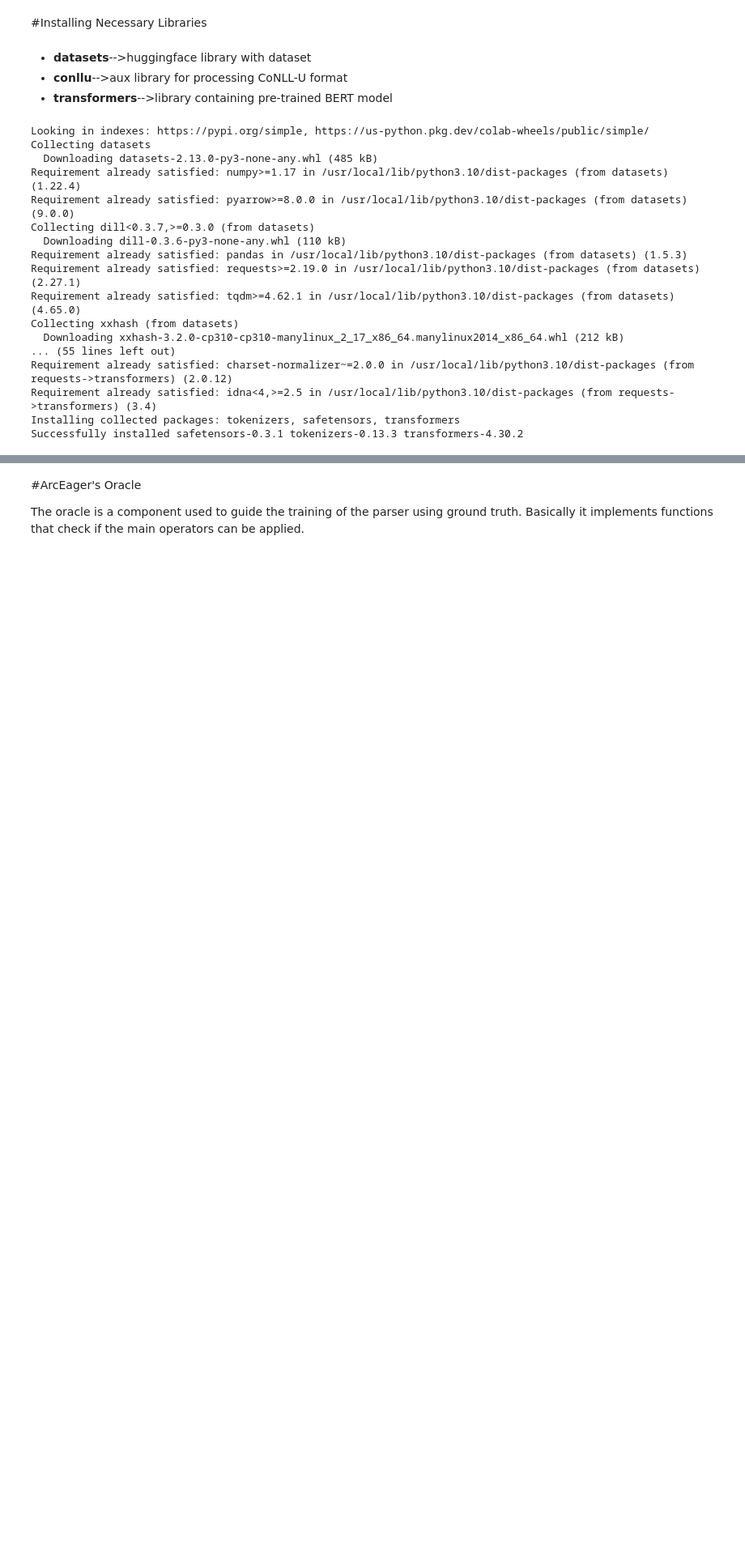
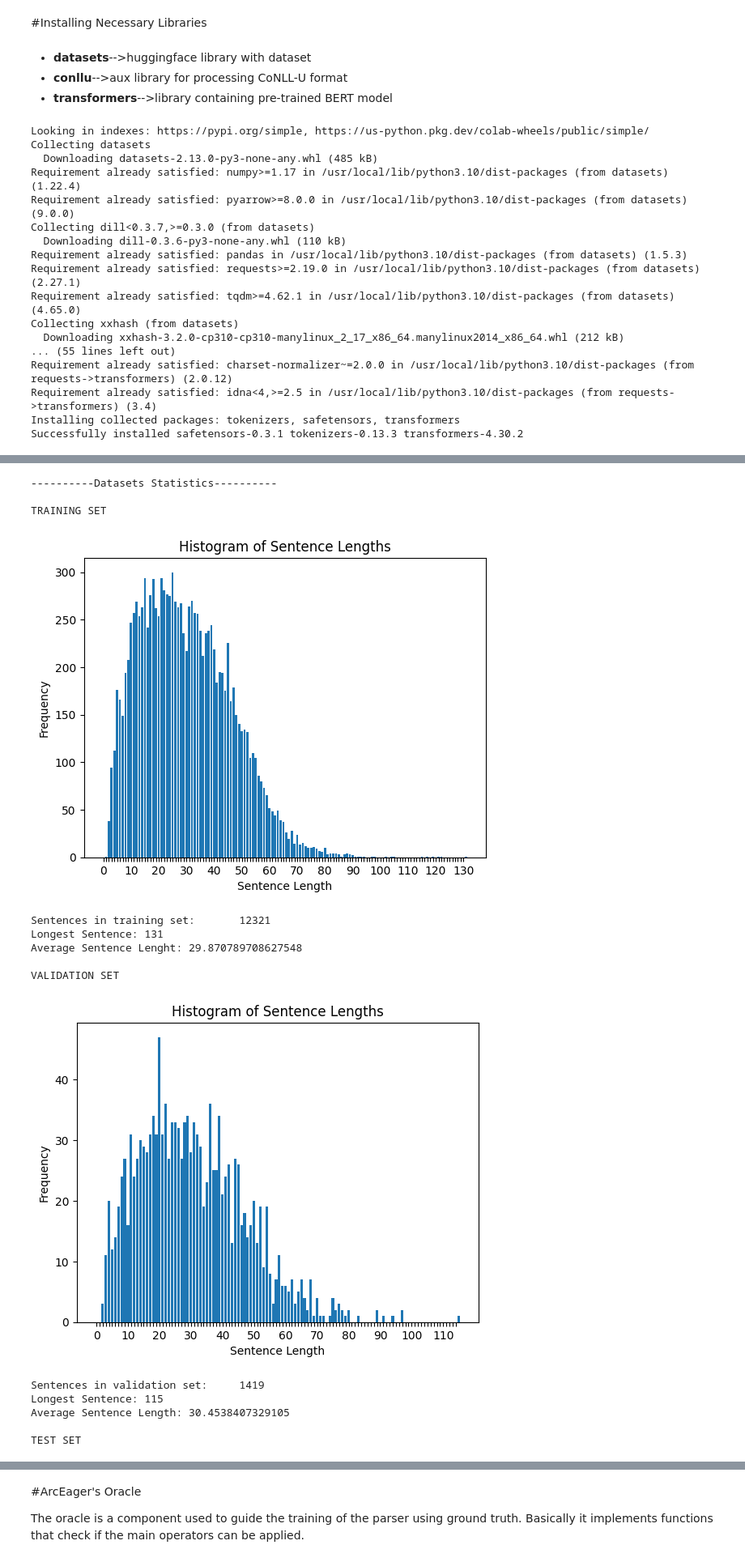
Before and after one commit to riccardorosalen/NeuralDependencyParser, a Jupyter notebook: NLP_Project_Part2_Rosalen_Violin.ipynb, the cells around one changed output, grey strips where cells are left out. Shown at 81% size. Cells and saved outputs as stored; diff of their text form; code cells hidden in the pictures; blank space fills up the shorter version.

```diff
--- a/NLP_Project_Part2_Rosalen_Violin.ipynb
+++ b/NLP_Project_Part2_Rosalen_Violin.ipynb
@@ -46,0 +107,15 @@ from transformers import AutoTokenizer, AutoModel, BertModel
+# %%
+#Loading the train/validation/test datasets
+train_dataset = load_dataset('universal_dependencies', 'es_ancora', split="train")
+val_dataset = load_dataset('universal_dependencies', 'es_ancora',split="validation")
+test_dataset = load_dataset('universal_dependencies', 'es_ancora', split="test")
+
+#Many datasets have None value, we check if is present and in case we delete them
+train_dataset=remove_none_ids(train_dataset)
+val_dataset=remove_none_ids(val_dataset)
+test_dataset=remove_none_ids(test_dataset)
+
+# remove non-projective sentences: heads in the gold tree are strings, we convert them to int
+train_dataset = [sample for sample in train_dataset if is_projective([-1] + [int(head) for head in sample["head"]])]
+val_dataset = [sample for sample in val_dataset if is_projective([-1] + [int(head) for head in sample["head"]])]
+test_dataset = [sample for sample in test_dataset if is_projective([-1] + [int(head) for head in sample["head"]])]
@@ -46,0 +154,48 @@ from transformers import AutoTokenizer, AutoModel, BertModel
+# %%
+print("----------Datasets Statistics----------")
+print("\nTRAINING SET")
+#Get statistics examinating dataset
+tr_histogram,tr_max_length,tr_avg_length=dataset_stats(train_dataset)
+#Print histogram
+get_histogram(tr_histogram,tr_max_length)
+print("Sentences in training set:\t", len(train_dataset))
+print("Longest Sentence:",tr_max_length)
+print("Average Sentence Lenght:",tr_avg_length)
+
+
+#----------VALIDATION SET
+print("\nVALIDATION SET")
+#Get statistics examinating dataset
+val_histogram,val_max_length,val_avg_length=dataset_stats(val_dataset)
+#Print histogram
+get_histogram(val_histogram,val_max_length)
+print("Sentences in validation set:\t", len(val_dataset))
+print("Longest Sentence:",val_max_length)
+print("Average Sentence Length:",val_avg_length)
+
+
+#----------VALIDATION SET
+print("\nTEST SET")
+#Get statistics examinating dataset
+ts_histogram,ts_max_length,ts_avg_length=dataset_stats(test_dataset)
+#Print histogram
+get_histogram(ts_histogram,ts_max_length)
+print("Sentences in validation set:\t", len(test_dataset))
+print("Longest Sentence:",ts_max_length)
+print("Average Sentence Length:",ts_avg_length)
+# %% [output]
+----------Datasets Statistics----------
+
+TRAINING SET
+[figure, added]
+Sentences in training set:       12321
+Longest Sentence: 131
+Average Sentence Lenght: 29.870789708627548
+
+VALIDATION SET
+[figure, added]
+Sentences in validation set:     1419
+Longest Sentence: 115
+Average Sentence Length: 30.4538407329105
+
+TEST SET
```
Also changed, not shown: parts of 51 cells of this notebook.
